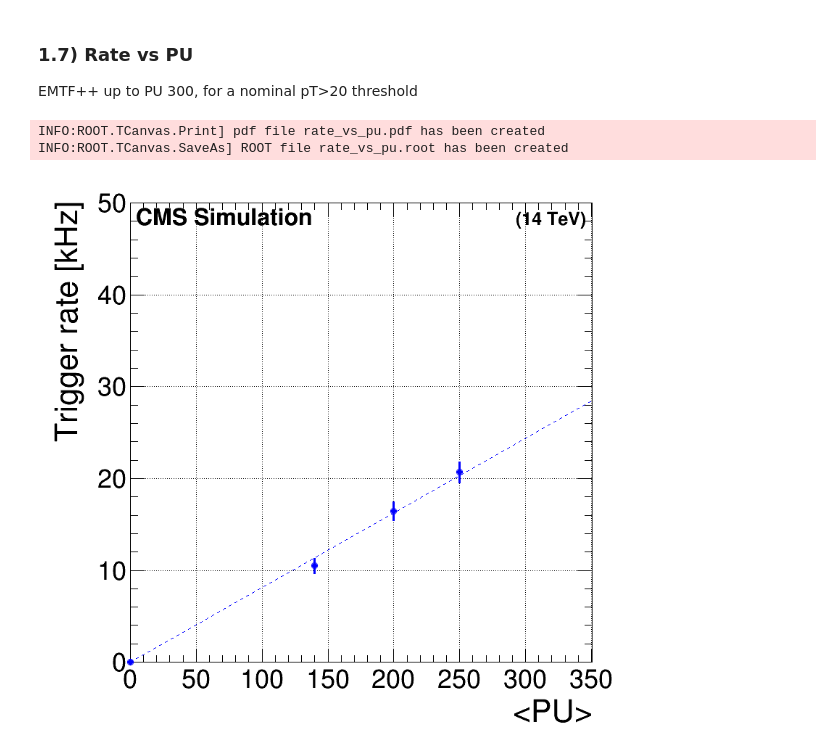
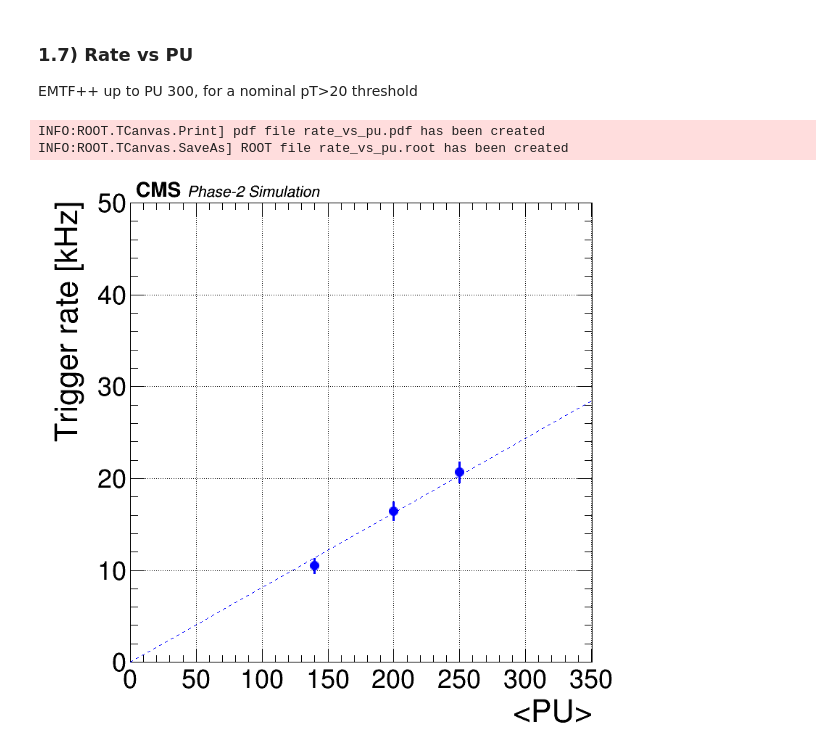
Before and after one commit to srosenzweig09/L1TMuonSimulationsMar2017, a Jupyter notebook: Analyzers/test8/myperf16a_tdr.ipynb, the cells around one changed output. Drawn from its saved outputs; the diff is of its cells as text; code cells hidden in the pictures.

```diff
--- a/Analyzers/test8/myperf16a_tdr.ipynb
+++ b/Analyzers/test8/myperf16a_tdr.ipynb
@@ -462,7 +464,6 @@ def doit():
 
   # save
   draw_prelim_label(PlotName)
-  draw_lumi_label(PlotName, Lumi)
   save_canvas(PlotName, PlotName)
   return
 # %%
@@ -579,7 +580,6 @@ def doit():
 
   # save
   draw_prelim_label(PlotName)
-  draw_lumi_label(PlotName, Lumi)
   save_canvas(PlotName, PlotName)
   return
 # %%
@@ -698,7 +698,6 @@ def doit():
 
   # save
   draw_prelim_label(PlotName)
-  draw_lumi_label(PlotName, Lumi)
   save_canvas(PlotName, PlotName)
   return
 # %%
@@ -792,6 +791,8 @@ def doit():
   gr1b.markercolor = color_b
   gr1a.markerstyle = 'circle'
   gr1b.markerstyle = 'circle'
+  gr1a.markersize = 1.7
+  gr1b.markersize = 1.7
 
   # drawing
   myFunction.Draw()
@@ -799,11 +800,11 @@ def doit():
   gr1b.Draw("p same")
 
   if True:
-    m = find_slope(list(gr1a.x()), list(gr1a.y()))
+    m = find_slope([0.] + list(gr1a.x()), [0.] + list(gr1a.y()))
     gr1a_lin = Graph(2)
     gr1a_lin.SetPoint(0, minimumX, minimumX * m)
     gr1a_lin.SetPoint(1, maximumX, maximumX * m)
-    m = find_slope(list(gr1b.x()), list(gr1b.y()))
+    m = find_slope([0.] + list(gr1b.x()), [0.] + list(gr1b.y()))
     gr1b_lin = Graph(2)
     gr1b_lin.SetPoint(0, minimumX, minimumX * m)
     gr1b_lin.SetPoint(1, maximumX, maximumX * m)
@@ -832,13 +833,11 @@ def doit():
   # keepalive
   keepalive(gr1a, myFunction)
   keepalive(gr1a, leg)
-  keepalive(gr1a, gr)
   keepalive(gr1a, gr1a_lin)
   keepalive(gr1a, gr1b_lin)
 
   # save
   draw_prelim_label(PlotName)
-  draw_lumi_label(PlotName, Lumi)
   save_canvas(PlotName, PlotName)
   return
 # %%
@@ -850,33 +849,33 @@ hname = 'emtf_absEtaMin1.24_absEtaMax2.4_qmin12_pt'
 pileup_list = [140, 200, 250]
 infile_list = [infile_rates_140, infile_rates_200, infile_rates_250]
 
-gr1a = Graph(len(pileup_list) + 1)
-gr1b = Graph(len(pileup_list) + 1)
+gr1a = Graph(len(pileup_list))
+gr1b = Graph(len(pileup_list))
 
 for i, (pu, infile) in enumerate(zip(pileup_list, infile_list)):
   with root_open(infile) as f:
     h_nevents = f.Get('nevents')
     assert(h_nevents != None)
     nevents = h_nevents.GetBinContent(2)
 
     h1a = f.Get('highest_' + hname)
     h1a.SetDirectory(0) # memory resident
     make_ptcut(h1a)
     make_rate(h1a, nevents)
     rate, rate_err = h1a.GetBinContent(h1a.FindBin(20)), h1a.GetBinError(h1a.FindBin(20))
     gr1a.SetPoint(i, pu, rate)
     gr1a.SetPointError(i, 0, 0, rate_err, rate_err)
 
     h1b = f.Get('highest_' + hname2026_f(hname))
     h1b.SetDirectory(0) # memory resident
     make_ptcut(h1b)
     make_rate(h1b, nevents)
     rate, rate_err = h1b.GetBinContent(h1b.FindBin(20)), h1b.GetBinError(h1b.FindBin(20))
     gr1b.SetPoint(i, pu, rate)
     gr1b.SetPointError(i, 0, 0, rate_err, rate_err)
 
 doit()
 # %% [output]
 INFO:ROOT.TCanvas.Print] pdf file rate_vs_pu.pdf has been created
 INFO:ROOT.TCanvas.SaveAs] ROOT file rate_vs_pu.root has been created
-[figure, old version]
+[figure, new version]
```
Also changed, not shown: parts of 10 cells of this notebook.
